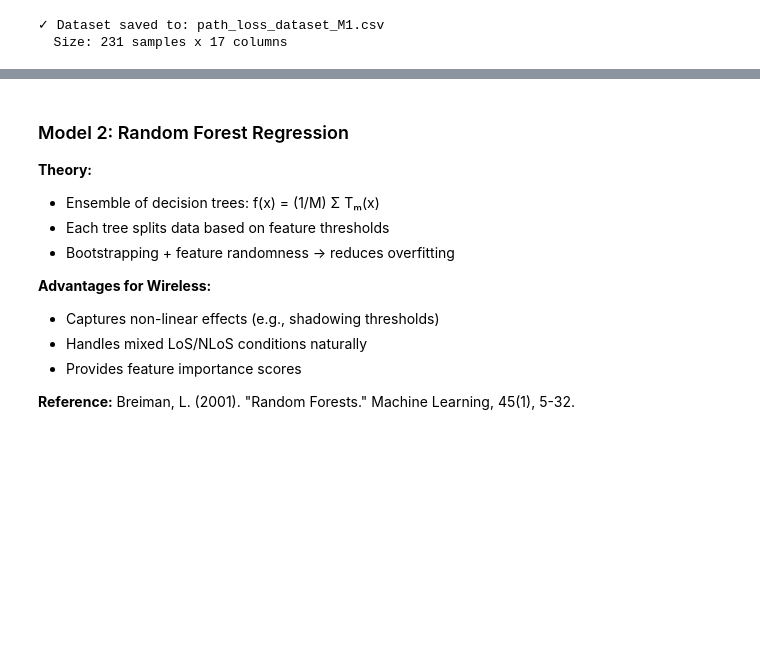
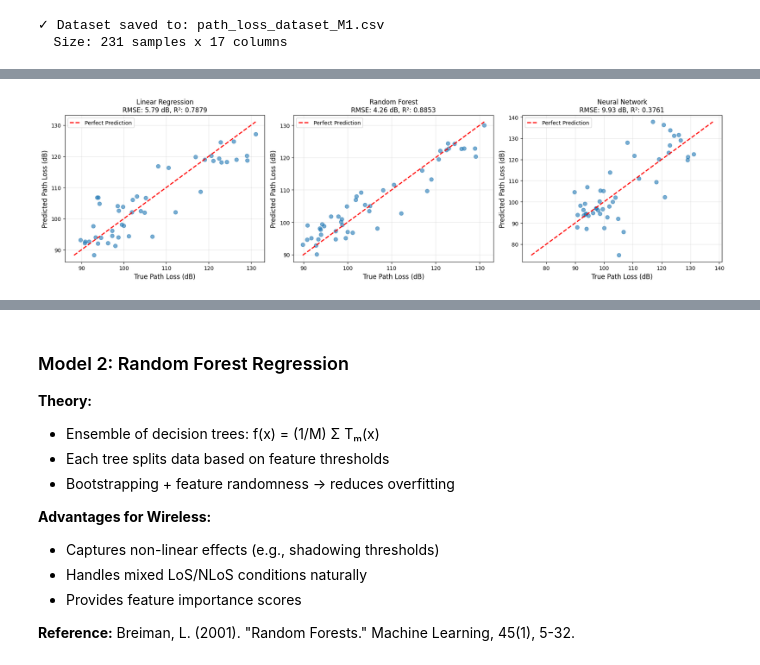
Before and after one commit to SaM27my/EE58009_ML_WC_Assinments, a Jupyter notebook: path_loss_prediction.ipynb, the cells around one changed output, grey strips where cells are left out. Cells and saved outputs as stored; diff of their text form; code cells hidden in the pictures; blank space fills up the shorter version.

```diff
--- a/path_loss_prediction.ipynb
+++ b/path_loss_prediction.ipynb
@@ -925,0 +1013,31 @@ plt.show()
+# %%
+# Create prediction plots for all models
+fig, axes = plt.subplots(1, 3, figsize=(18, 5))
+
+models_data = [
+    ('Linear Regression', y_test_pred_lr, test_rmse_lr, test_r2_lr),
+    ('Random Forest', y_test_pred_rf, test_rmse_rf, test_r2_rf),
+    ('Neural Network', y_test_pred_nn, test_rmse_nn, test_r2_nn)
+]
+
+for idx, (name, y_pred, rmse, r2) in enumerate(models_data):
+    ax = axes[idx]
+
+    # Scatter plot
+    ax.scatter(y_test, y_pred, alpha=0.6, s=50)
+
+    # Perfect prediction line
+    min_val = min(y_test.min(), y_pred.min())
+    max_val = max(y_test.max(), y_pred.max())
+    ax.plot([min_val, max_val], [min_val, max_val], 'r--', linewidth=2, label='Perfect Prediction')
+
+    ax.set_xlabel('True Path Loss (dB)', fontsize=12)
+    ax.set_ylabel('Predicted Path Loss (dB)', fontsize=12)
+    ax.set_title(f'{name}\nRMSE: {rmse:.2f} dB, R²: {r2:.4f}', fontsize=12)
+    ax.legend()
+    ax.grid(True, alpha=0.3)
+
+plt.tight_layout()
+plt.show()
+# %% [output]
+[figure, added]
```
Also changed, not shown: parts of 37 cells of this notebook.
